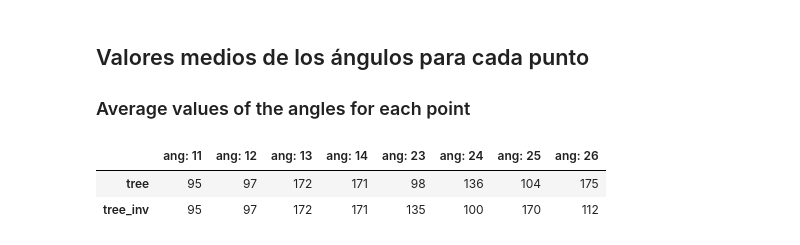
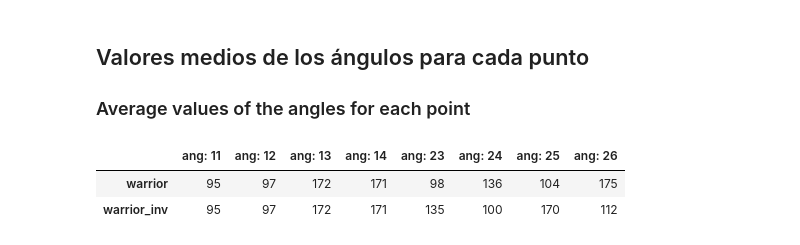
Before and after one commit to Juaniribet/Yoga-Pose-Estimation---CEIA, a Jupyter notebook: data_analisis/Data analisys pose - Warrior.ipynb, the cells around one changed output. Saved outputs shown, nothing was run; the diff lists cells and outputs as text; code cells hidden in the pictures.

```diff
--- a/data_analisis/Data analisys pose - Warrior.ipynb
+++ b/data_analisis/Data analisys pose - Warrior.ipynb
@@ -530,15 +530,15 @@ ang26_inv.describe()
 # %%
 results = pd.DataFrame({'ang: 11' : (int(ang11.mean().item()), int(ang11.mean().item())),
                         'ang: 12' : (int(ang12.mean().item()), int(ang12.mean().item())),
                         'ang: 13' : (int(ang13.mean().item()), int(ang13.mean().item())),
                         'ang: 14' : (int(ang14.mean().item()), int(ang14.mean().item())),
                         'ang: 23' : (int(ang23.mean().item()), int(ang23_inv.mean().item())),
                         'ang: 24' : (int(ang24.mean().item()), int(ang24_inv.mean().item())),
                         'ang: 25' : (int(ang25.mean().item()), int(ang25_inv.mean().item())),
                         'ang: 26' : (int(ang26.mean().item()), int(ang26_inv.mean().item()))},
-                        index=['tree', 'tree_inv'])
+                        index=['warrior', 'warrior_inv'])
 results
 # %% [output]
 |  | ang: 11 | ang: 12 | ang: 13 | ang: 14 | ang: 23 | ang: 24 | ang: 25 | ang: 26 |
-| tree | 95 | 97 | 172 | 171 | 98 | 136 | 104 | 175 |
-| tree_inv | 95 | 97 | 172 | 171 | 135 | 100 | 170 | 112 |
+| warrior | 95 | 97 | 172 | 171 | 98 | 136 | 104 | 175 |
+| warrior_inv | 95 | 97 | 172 | 171 | 135 | 100 | 170 | 112 |
```
